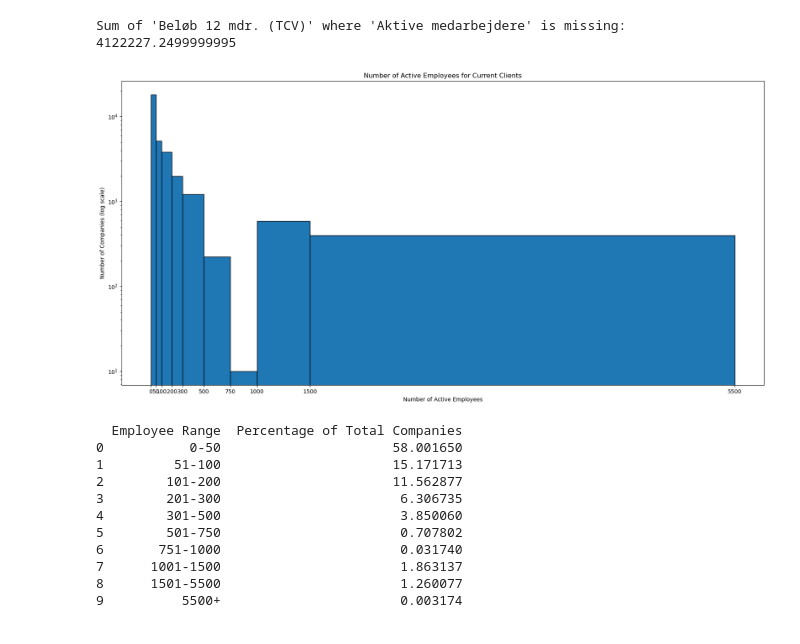
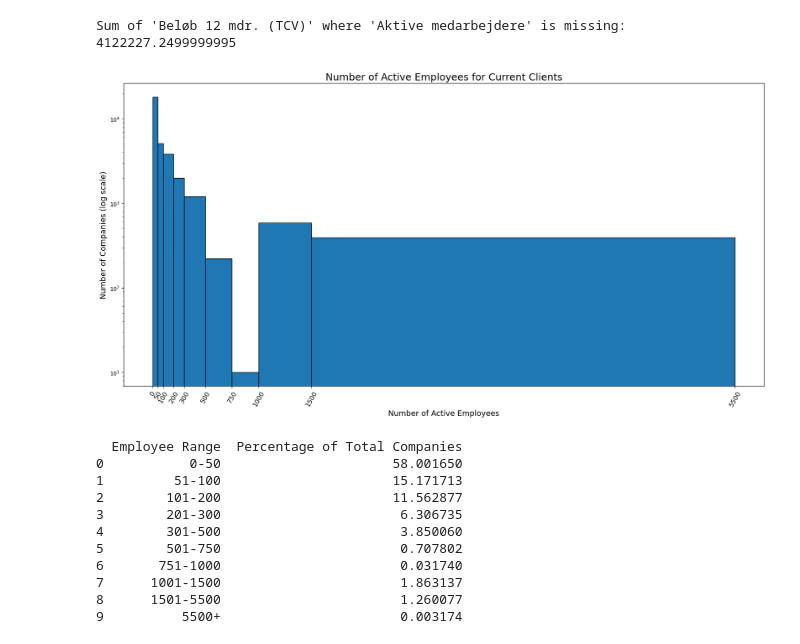
Before and after one commit to JCVE99/Cancelled-Customer-Agreement, a Jupyter notebook: OpsagteVirkAnalyse.ipynb, the cells around one changed output. Drawn from its saved outputs; the diff is of its cells as text; code cells hidden in the pictures.

Commit message:
histogram fix v2

```diff
--- a/OpsagteVirkAnalyse.ipynb
+++ b/OpsagteVirkAnalyse.ipynb
@@ -756,16 +756,16 @@ merged_clients['Aktive medarbejdere'] = pd.to_numeric(merged_clients['Aktive med
 # %%
 plt.figure(figsize=(21, 10))
 
 # using log scale to make histogram more readable.
 plt.hist(merged_clients['Aktive medarbejdere'].dropna(), bins=[0, 50, 100, 200, 300, 500, 750, 1000, 1500, 5500, np.inf],
          edgecolor='black', log=True)
-plt.title('Number of Active Employees for Current Clients')
-plt.xlabel('Number of Active Employees')
-plt.ylabel('Number of Companies (log scale)')
-plt.xticks([0, 50, 100, 200, 300, 500, 750, 1000, 1500, 5500])
+plt.title('Number of Active Employees for Current Clients', fontsize=18)
+plt.xlabel('Number of Active Employees', fontsize=14)
+plt.ylabel('Number of Companies (log scale)', fontsize=14)
+plt.xticks([0, 50, 100, 200, 300, 500, 750, 1000, 1500, 5500], rotation=60, fontsize=12)
 plt.show()
 # %% [output]
-[figure, old version]
+[figure, new version]
 # %%
 # Define bins and labels
 bins = [0, 50, 100, 200, 300, 500, 750, 1000, 1500, 5500, np.inf]
```
